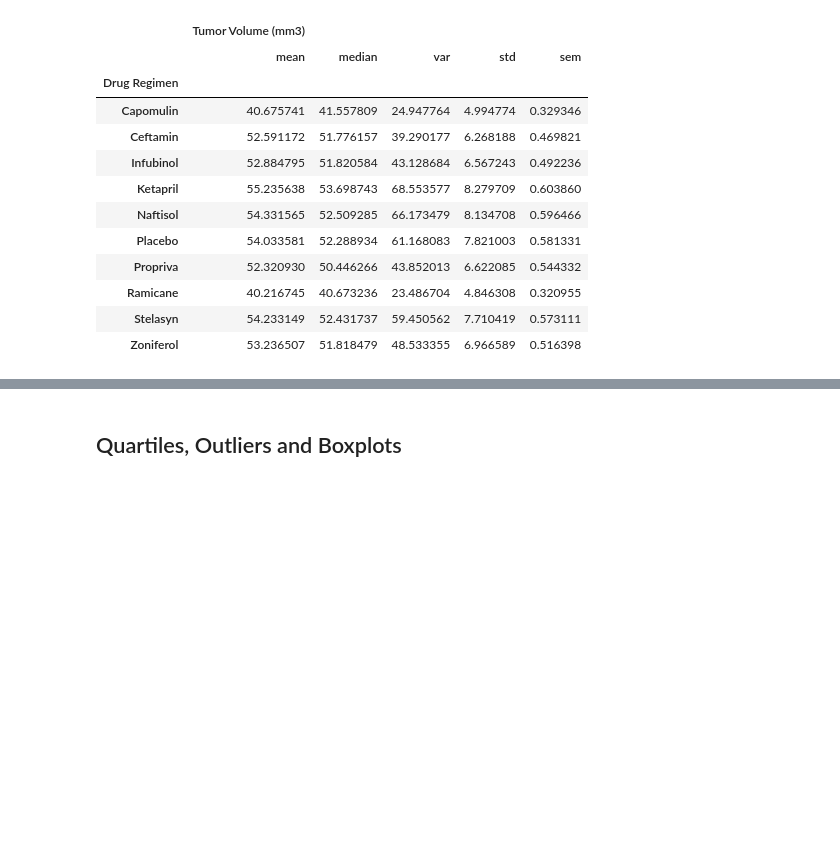
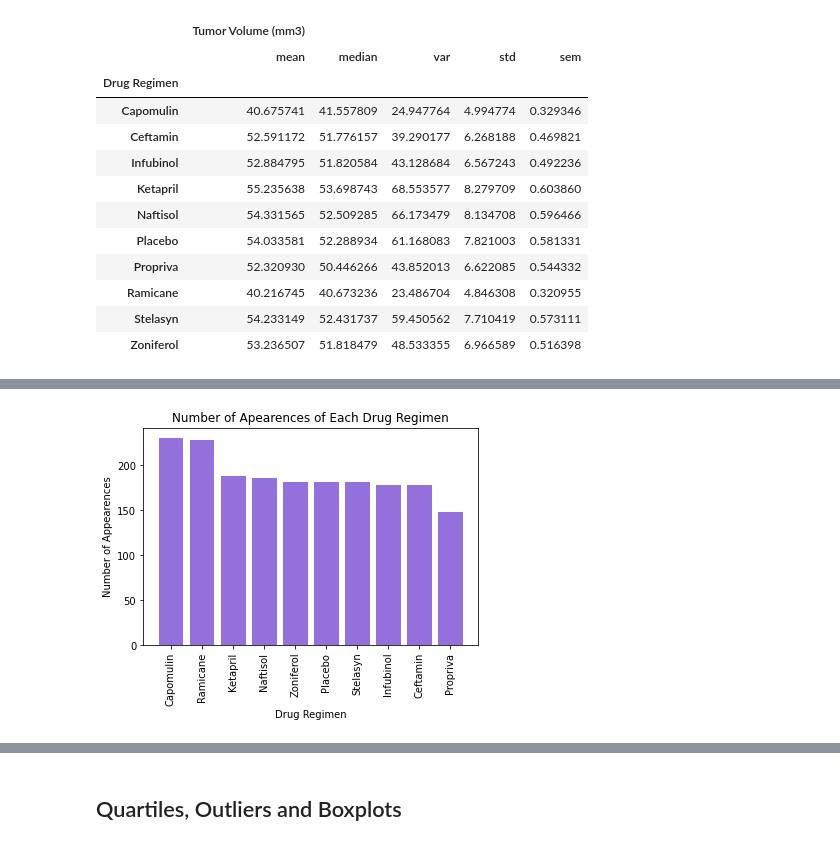
Before and after one commit to presitkaur/The-Power-of-Plots, a Jupyter notebook: Pymaceuticals.ipynb, the cells around one changed output, grey strips where cells are left out. Cells and saved outputs as stored; diff of their text form; code cells hidden in the pictures; blank space fills up the shorter version.

```diff
--- a/Pymaceuticals.ipynb
+++ b/Pymaceuticals.ipynb
@@ -163,0 +180,15 @@ summary_stats_df2
+# %%
+#PART 2
+
+#Gather the infromation required
+pyplot_plot1 = cleaned_mice_df["Drug Regimen"].value_counts()
+
+#Pyplot will use "plt.___" (in the instance of this workbook) to create, edit and display plots
+plt.bar(pyplot_plot1.index.values,pyplot_plot1.values, color="mediumpurple")
+plt.xlabel("Drug Regimen")
+plt.ylabel("Number of Appearences")
+plt.xticks(rotation=90)
+plt.title("Number of Apearences of Each Drug Regimen")
+plt.show()
+# %% [output]
+[figure, added]
```
Also changed, not shown: parts of 9 cells of this notebook.
